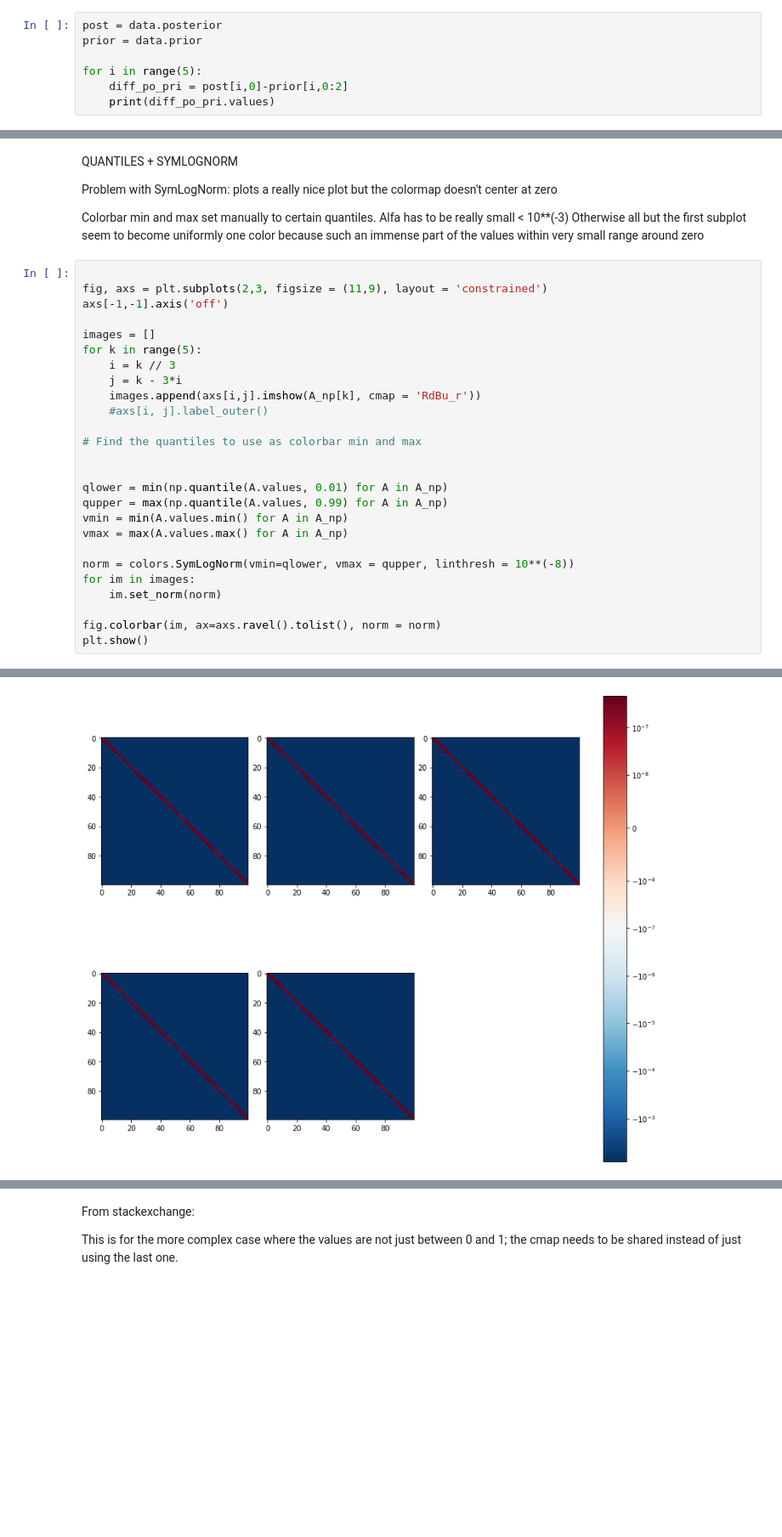
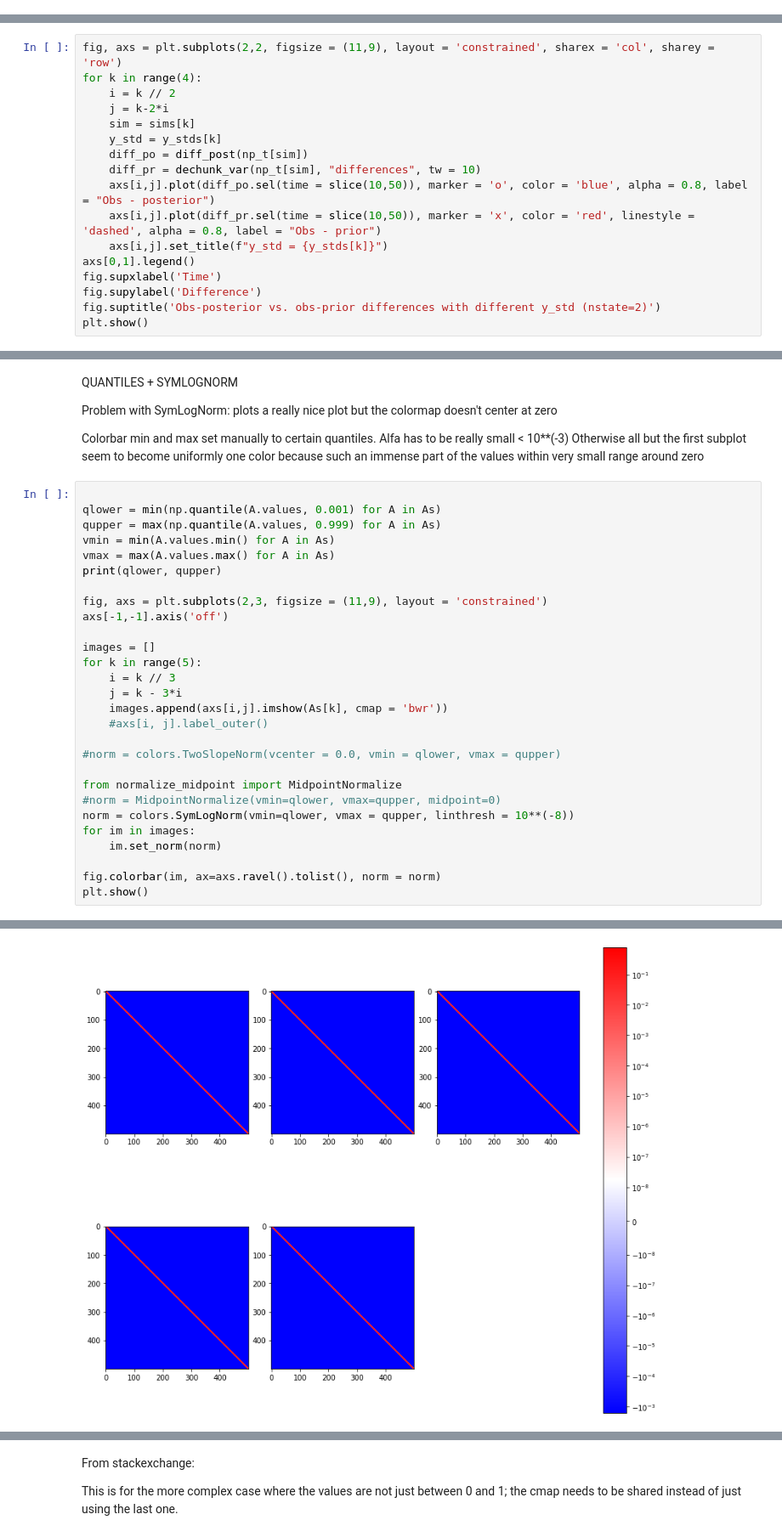
Before and after one commit to AkiTsuruta/MI-AIM, a Jupyter notebook: kf_plots.ipynb, the cells around one changed output, grey strips where cells are left out. Shown at 85% size. Drawn from its saved outputs; the diff is of its cells as text; blank space fills up the shorter version.

Commit message:
plotting

```diff
--- a/kf_plots.ipynb
+++ b/kf_plots.ipynb
@@ -261,7 +140,0 @@ diff_prior = np_t_dif
-# %%
-post = data.posterior
-prior = data.prior
-
-for i in range(5):
-    diff_po_pri = post[i,0]-prior[i,0:2]
-    print(diff_po_pri.values)
@@ -323,0 +257,17 @@ plt.show()
+# %%
+fig, axs = plt.subplots(2,2, figsize = (11,9), layout = 'constrained', sharex = 'col', sharey = 'row')
+for k in range(4):
+    i = k // 2
+    j = k-2*i
+    sim = sims[k]
+    y_std = y_stds[k]
+    diff_po = diff_post(np_t[sim])
+    diff_pr = dechunk_var(np_t[sim], "differences", tw = 10)
+    axs[i,j].plot(diff_po.sel(time = slice(10,50)), marker = 'o', color = 'blue', alpha = 0.8, label = "Obs - posterior")
+    axs[i,j].plot(diff_pr.sel(time = slice(10,50)), marker = 'x', color = 'red', linestyle = 'dashed', alpha = 0.8, label = "Obs - prior")
+    axs[i,j].set_title(f"y_std = {y_stds[k]}")
+axs[0,1].legend()
+fig.supxlabel('Time')
+fig.supylabel('Difference')
+fig.suptitle('Obs-posterior vs. obs-prior differences with different y_std (nstate=2)')
+plt.show()
@@ -366,6 +341,12 @@ Alfa has to be really small < 10**(-3)
 Otherwise all but the first subplot seem to become uniformly one color
 because such an immense part of the values within very small range around zero
 # %%
+
+qlower = min(np.quantile(A.values, 0.001) for A in As)
+qupper = max(np.quantile(A.values, 0.999) for A in As)
+vmin = min(A.values.min() for A in As)
+vmax = max(A.values.max() for A in As)
+print(qlower, qupper)
 
 fig, axs = plt.subplots(2,3, figsize = (11,9), layout = 'constrained')
 axs[-1,-1].axis('off')
@@ -374,17 +355,13 @@ images = []
 for k in range(5):
     i = k // 3
     j = k - 3*i
-    images.append(axs[i,j].imshow(A_np[k], cmap = 'RdBu_r'))
+    images.append(axs[i,j].imshow(As[k], cmap = 'bwr'))
     #axs[i, j].label_outer()
 
-# Find the quantiles to use as colorbar min and max
+#norm = colors.TwoSlopeNorm(vcenter = 0.0, vmin = qlower, vmax = qupper)
 
-
-qlower = min(np.quantile(A.values, 0.01) for A in A_np)
-qupper = max(np.quantile(A.values, 0.99) for A in A_np)
-vmin = min(A.values.min() for A in A_np)
-vmax = max(A.values.max() for A in A_np)
-
+from normalize_midpoint import MidpointNormalize
+#norm = MidpointNormalize(vmin=qlower, vmax=qupper, midpoint=0)
 norm = colors.SymLogNorm(vmin=qlower, vmax = qupper, linthresh = 10**(-8))
 for im in images:
     im.set_norm(norm)
@@ -395 +373 @@ plt.show()
-[figure, old version]
+[figure, new version]
```
Also changed, not shown: parts of 21 cells of this notebook, 3 other files.
